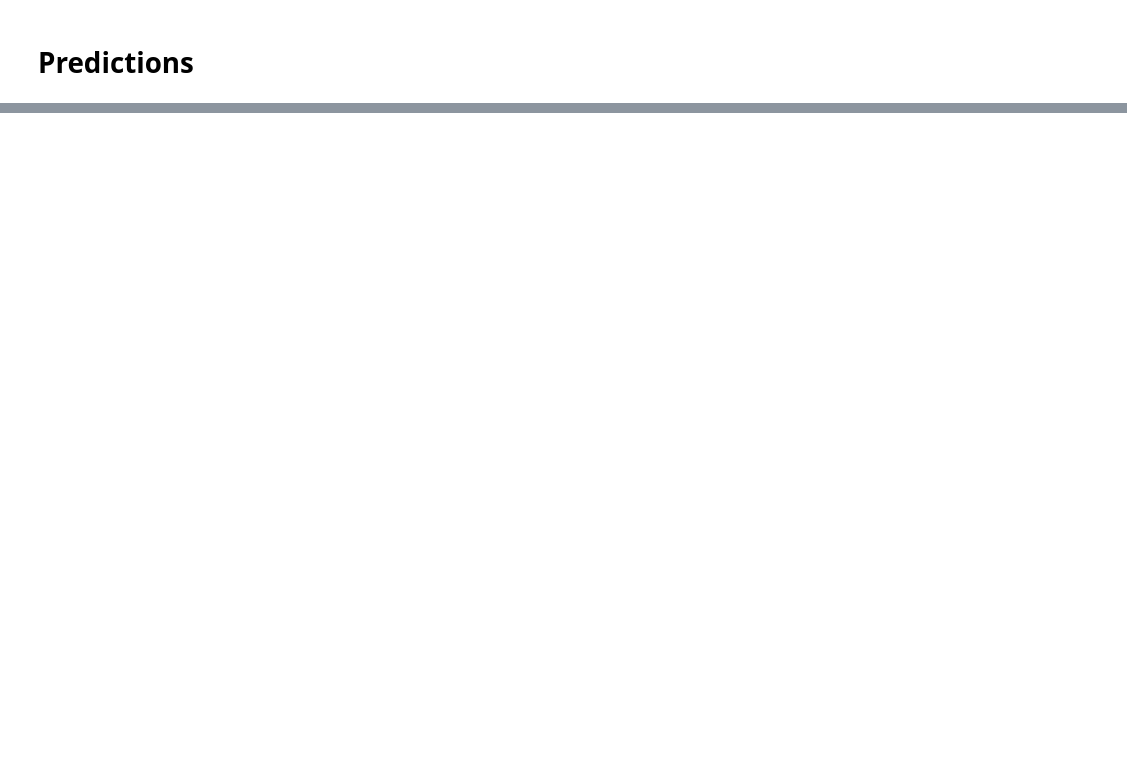
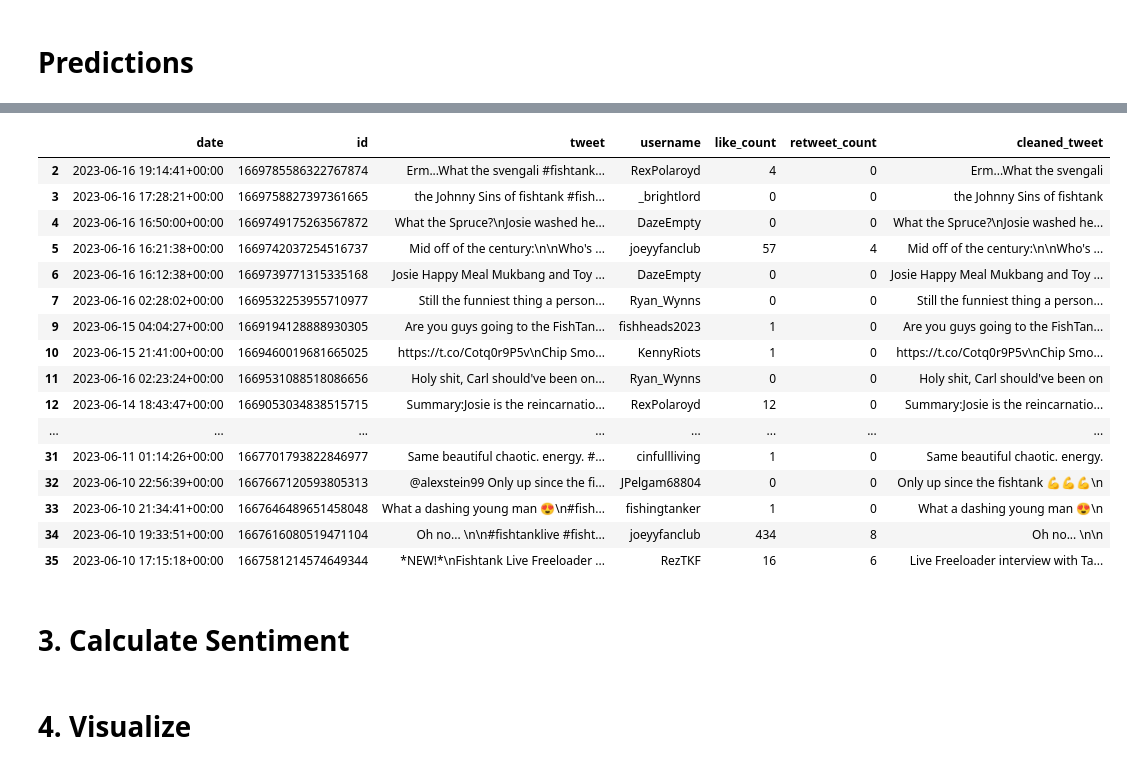
Before and after one commit to AngelescuFilip/multilabel_classification_sota, a Jupyter notebook: Predicting_multilabel_classification.ipynb, the cells around one changed output, grey strips where cells are left out. Cells and saved outputs as stored; diff of their text form; code cells hidden in the pictures; blank space fills up the shorter version.

```diff
--- a/Predicting_multilabel_classification.ipynb
+++ b/Predicting_multilabel_classification.ipynb
@@ -220,0 +426,2 @@ TypeError: ignored
+# %%
+tweet_df = pd.DataFrame(tweets, columns=['date', 'id', 'tweet', 'username', 'like_count', 'retweet_count'])
@@ -220,0 +444,3 @@ TypeError: ignored
+# %%
+# remove hashtag ( # )
+tweet_df['cleaned_tweet'] = tweet_df['tweet'].apply(lambda x: x.split('#')[0] if '#' in x else x)
@@ -220,0 +449,12 @@ TypeError: ignored
+# %%
+# remove at sign ( @ )
+def whatistheremainder(v):
+    remainderforone = v.split(' ', 1)
+    outcome = remainderforone[1:][0]
+    return outcome
+
+tweet_df['cleaned_tweet'] = tweet_df['cleaned_tweet'].apply(lambda x: whatistheremainder(x) if '@' in x else x)
+# %%
+# remove tweets with no text
+tweet_df['cleaned_tweet'].replace('', np.nan, inplace=True)
+tweet_df.dropna(subset=['cleaned_tweet'], inplace=True)
@@ -220,0 +475,24 @@ TypeError: ignored
+# %%
+tweet_df.head(30)
+# %% [output]
+|  | date | id | tweet | username | like_count | retweet_count | cleaned_tweet |
+| 2 | 2023-06-16 19:14:41+00:00 | 1669785586322767874 | Erm...What the svengali #fishtank... | RexPolaroyd | 4 | 0 | Erm...What the svengali |
+| 3 | 2023-06-16 17:28:21+00:00 | 1669758827397361665 | the Johnny Sins of fishtank #fish... | _brightlord | 0 | 0 | the Johnny Sins of fishtank |
+| 4 | 2023-06-16 16:50:00+00:00 | 1669749175263567872 | What the Spruce?\nJosie washed he... | DazeEmpty | 0 | 0 | What the Spruce?\nJosie washed he... |
+| 5 | 2023-06-16 16:21:38+00:00 | 1669742037254516737 | Mid off of the century:\n\nWho's ... | joeyyfanclub | 57 | 4 | Mid off of the century:\n\nWho's ... |
+| 6 | 2023-06-16 16:12:38+00:00 | 1669739771315335168 | Josie Happy Meal Mukbang and Toy ... | DazeEmpty | 0 | 0 | Josie Happy Meal Mukbang and Toy ... |
+| 7 | 2023-06-16 02:28:02+00:00 | 1669532253955710977 | Still the funniest thing a person... | Ryan_Wynns | 0 | 0 | Still the funniest thing a person... |
+| 9 | 2023-06-15 04:04:27+00:00 | 1669194128888930305 | Are you guys going to the FishTan... | fishheads2023 | 1 | 0 | Are you guys going to the FishTan... |
+| 10 | 2023-06-15 21:41:00+00:00 | 1669460019681665025 | https://t.co/Cotq0r9P5v\nChip Smo... | KennyRiots | 1 | 0 | https://t.co/Cotq0r9P5v\nChip Smo... |
+| 11 | 2023-06-16 02:23:24+00:00 | 1669531088518086656 | Holy shit, Carl should've been on... | Ryan_Wynns | 0 | 0 | Holy shit, Carl should've been on |
+| 12 | 2023-06-14 18:43:47+00:00 | 1669053034838515715 | Summary:Josie is the reincarnatio... | RexPolaroyd | 12 | 0 | Summary:Josie is the reincarnatio... |
+| ... | ... | ... | ... | ... | ... | ... | ... |
+| 31 | 2023-06-11 01:14:26+00:00 | 1667701793822846977 | Same beautiful chaotic. energy. #... | cinfullliving | 1 | 0 | Same beautiful chaotic. energy. |
+| 32 | 2023-06-10 22:56:39+00:00 | 1667667120593805313 | @alexstein99 Only up since the fi... | JPelgam68804 | 0 | 0 | Only up since the fishtank 💪💪💪\n |
+| 33 | 2023-06-10 21:34:41+00:00 | 1667646489651458048 | What a dashing young man 😍\n#fish... | fishingtanker | 1 | 0 | What a dashing young man 😍\n |
+| 34 | 2023-06-10 19:33:51+00:00 | 1667616080519471104 | Oh no... \n\n#fishtanklive #fisht... | joeyyfanclub | 434 | 8 | Oh no... \n\n |
+| 35 | 2023-06-10 17:15:18+00:00 | 1667581214574649344 | *NEW!*\nFishtank Live Freeloader ... | RezTKF | 16 | 6 | Live Freeloader interview with Ta... |
+# %% [markdown]
+# 3. Calculate Sentiment
+# %% [markdown]
+# 4. Visualize
```
Also changed, not shown: parts of 33 cells of this notebook.
